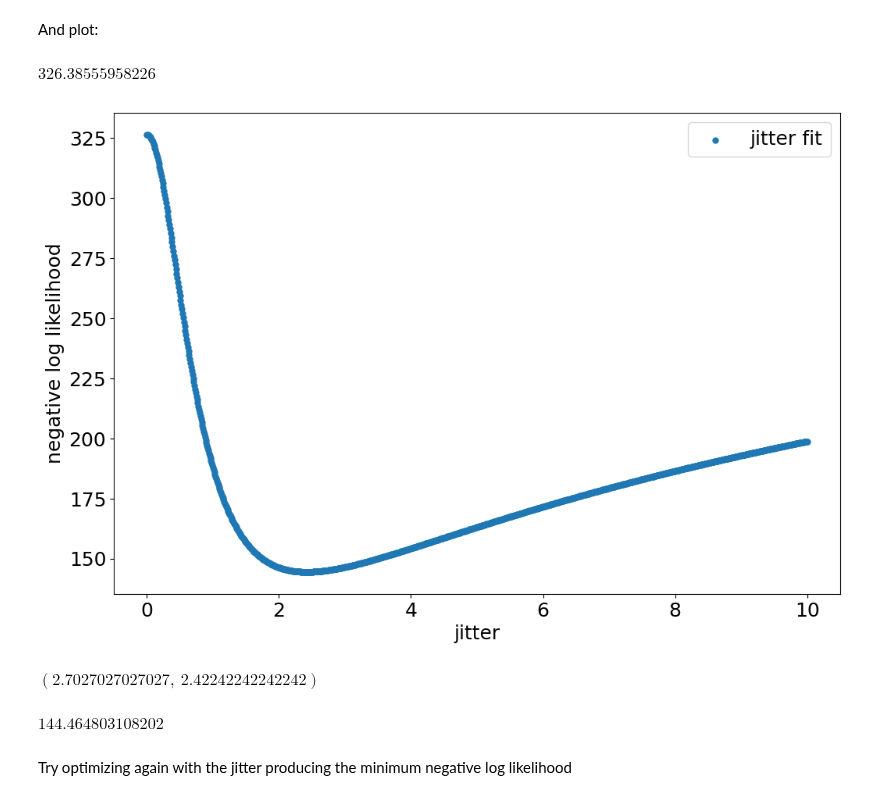
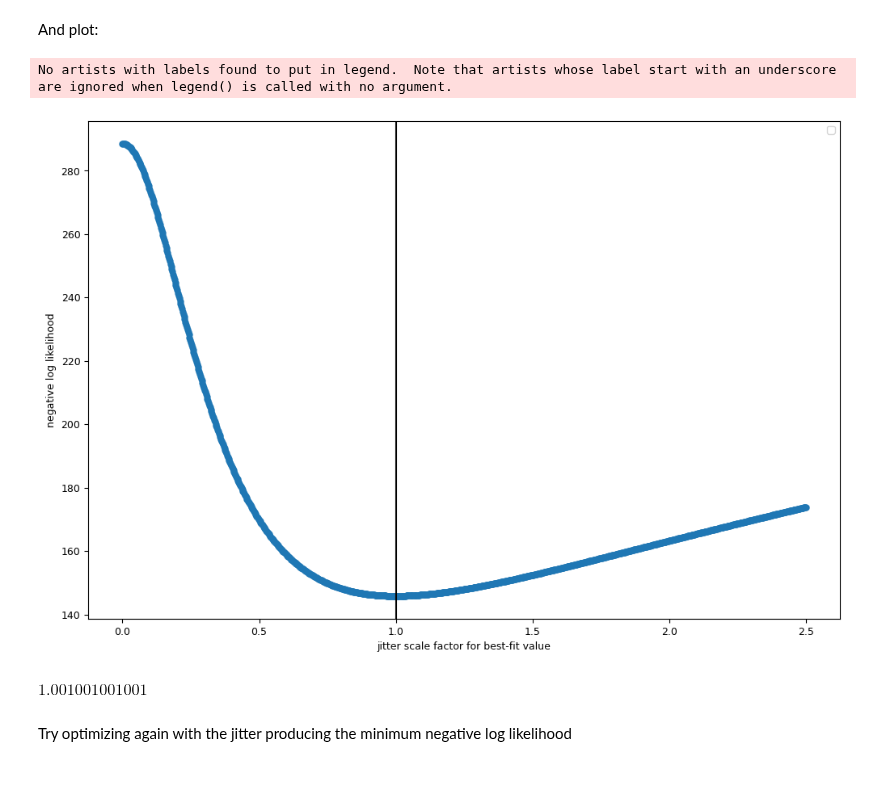
Before and after one commit to ia-chow/SURF2022, a Jupyter notebook: SURF/hd45364_jitter_sini_EDITED.ipynb, the cells around one changed output. Cells and saved outputs as stored; diff of their text form; code cells hidden in the pictures.

```diff
--- a/SURF/hd45364_jitter_sini_EDITED.ipynb
+++ b/SURF/hd45364_jitter_sini_EDITED.ipynb
@@ -277,17 +336,17 @@ plt.savefig('nbody_vs_prev_final_jitter.png', pad_inches=0)# fmt = 'png', pad_in
 # %% [markdown]
 Compare to the observed RV data:
 # %%
-plt.figure(figsize=(14, 8))
-plt.rc('font', size = 18)
-# plot observed RVs
-plt.errorbar(hd_data.BJD, hd_data.RV_mlc_nzp, yerr = hd_data.e_RV_mlc_nzp, fmt= 'o', label = 'Observed RVs')
-# plot the RV curve for original least-squares optimization (without jitter) and the nonlinear optimization (with jitter)
-times = np.linspace(np.min(hd_data.BJD), np.max(hd_data.BJD), int(1e4))  # time array
-# original least squares optimization (no jitter)
-plt.plot(times, get_rvs(fit_params, times, 'ias15', obs_time_base), label = 'Least-squares (no jitter)', color='blue')
-# nonlinear optimization (jitter)
-plt.plot(times, get_rvs(best_fit_jitter.x, times, 'ias15', obs_time_base), label = 'Nonlinear (jitter)', color='orange')
-plt.axvline(x = 54650, c='k', label = 'New data')
-plt.xlabel('BJD - 2.4e6'), plt.ylabel('Radial Velocity (m/s)')
-plt.legend(loc = 'lower left')
-plt.show()
+# plt.figure(figsize=(14, 8))
+# plt.rc('font', size = 18)
+# # plot observed RVs
+# plt.errorbar(hd_data.BJD, hd_data.RV_mlc_nzp, yerr = hd_data.e_RV_mlc_nzp, fmt= 'o', label = 'Observed RVs')
+# # plot the RV curve for original least-squares optimization (without jitter) and the nonlinear optimization (with jitter)
+# times = np.linspace(np.min(hd_data.BJD), np.max(hd_data.BJD), int(1e4))  # time array
+# # original least squares optimization (no jitter)
+# plt.plot(times, get_rvs(fit_params, times, 'ias15', obs_time_base), label = 'Least-squares (no jitter)', color='blue')
+# # nonlinear optimization (jitter)
+# plt.plot(times, get_rvs(best_fit_jitter.x, times, 'ias15', obs_time_base), label = 'Nonlinear (jitter)', color='orange')
+# plt.axvline(x = 54650, c='k', label = 'New data')
+# plt.xlabel('BJD - 2.4e6'), plt.ylabel('Radial Velocity (m/s)')
+# plt.legend(loc = 'lower left')
+# plt.show()
@@ -296,39 +357,39 @@ plt.show()
 # %% [markdown]
 Now changing jitter, holding the planet parameters constant and plotting likelihood as a function of jitter for the original solution without jitter as a parameter and the solution with jitter as a parameter
 # %%
-jitters = np.linspace(0, 10, int(1e3))  # try 100 from 0 to 1
-
+jitter_sfs = np.linspace(0., 2.5, int(1e3))  # try 1000 from 0 to 2.5
+# get the best-fit jitter values
+fit_param_jitters = np.array(fit_params[-3:])
+# scale all of them simultaneously by a single factor from 0 to 2.5
 # without jitter as a parameter set of params
-no_jitter_neg_log_likelihoods = [neg_log_likelihood(np.append(fit_params[:-1], jitter)) for jitter in jitters]
+# no_jitter_neg_log_likelihoods = [neg_log_likelihood(np.append(fit_params[:-3], jitter_sf * jitters)) for jitter_sf in jitter_sfs]
 # jitter as a parameter set of params
-jitter_neg_log_likelihoods = [neg_log_likelihood(np.append(best_fit_jitter.x[:-1], jitter)) for jitter in jitters]  # compute negative log likelihood for each
+# scale all of the best fit jitter values simultaneously by jitter_sf scale factor
+jitter_neg_log_likelihoods = [neg_log_likelihood(np.append(best_fit_jitter.x[:-3], jitter_sf * fit_param_jitters)) for jitter_sf in jitter_sfs]  # compute negative log likelihood for each
 # %% [markdown]
 And plot:
-# %%
-neg_log_likelihood(np.append(best_fit_jitter.x[:-1], 3.29480198e-04))
-# %% [output]
-$\displaystyle 326.38555958226$
 # %%
 plt.figure(figsize = (12, 8))
 # no jitter fit
 # plt.scatter(jitters, no_jitter_neg_log_likelihoods, label = 'no jitter fit')
 # jitter fit
-plt.scatter(jitters, jitter_neg_log_likelihoods, label = 'jitter fit')
-plt.xlabel('jitter'), plt.ylabel('negative log likelihood')
+plt.scatter(jitter_sfs, jitter_neg_log_likelihoods)#, label = 'jitter fit')
+plt.xlabel('jitter scale factor for best-fit value'), plt.ylabel('negative log likelihood')
+plt.axvline(1., color = 'k')
 plt.legend()
 plt.show()
 # %% [output]
+No artists with labels found to put in legend.  Note that artists whose label start with an underscore are ignored when legend() is called with no argument.
-[figure, old version]
+[figure, new version]
 # %%
 # jitter that produces the minimum negative log likelihood for different values
-jitters[np.argmin(no_jitter_neg_log_likelihoods)], jitters[np.argmin(jitter_neg_log_likelihoods)]
+# jitters[np.argmin(no_jitter_neg_log_likelihoods)],
+jitter_sfs[np.argmin(jitter_neg_log_likelihoods)]
 # %% [output]
-$\displaystyle \left( 2.7027027027027, \  2.42242242242242\right)$
+$\displaystyle 1.001001001001$
 # %%
-# minimum negative log likelihood
-neg_log_likelihood(params=np.append(best_fit_jitter.x[:-1], jitters[np.argmin(jitter_neg_log_likelihoods)]))
+# # minimum negative log likelihood
+# neg_log_likelihood(params=np.append(best_fit_jitter.x[:-3], jitter_sfs[np.argmin(jitter_neg_log_likelihoods)]))
-# %% [output]
-$\displaystyle 144.464803108202$
 # %% [markdown]
 Try optimizing again with the jitter producing the minimum negative log likelihood
 # %%
```
Also changed, not shown: parts of 45 cells of this notebook, 16 other files.
